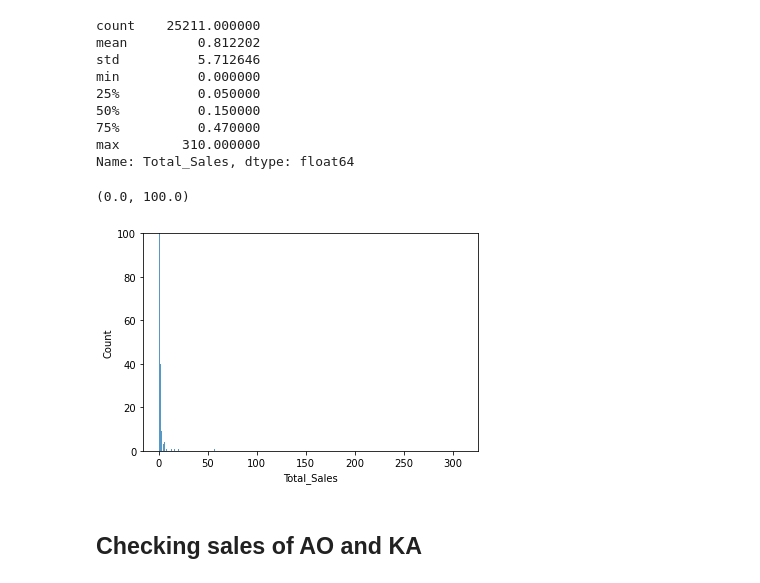
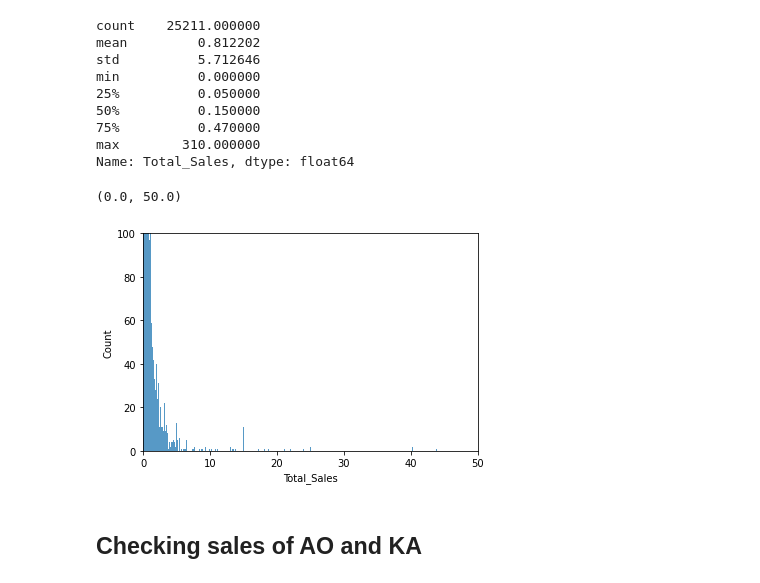
Before and after one commit to Secade/DATASCI-Video-Game-Sales, a Jupyter notebook: Video Game Sales EDA.ipynb, the cells around one changed output. Saved outputs shown, nothing was run; the diff lists cells and outputs as text; code cells hidden in the pictures.

Commit message:
smol visualization edit for esrb rating count

```diff
--- a/Video Game Sales EDA.ipynb
+++ b/Video Game Sales EDA.ipynb
@@ -274,9 +274,10 @@ Name: Total_Sales, dtype: float64
 # %%
 histo = sns.histplot(data=esrbToTotal, x  = 'Total_Sales')
 plt.ylim(0, 100)
+plt.xlim(0, 50)
 # %% [output]
-(0.0, 100.0)
+(0.0, 50.0)
-[figure, old version]
+[figure, new version]
 # %% [markdown]
 ## Checking sales of AO and KA
 # %%
```
Also changed, not shown: parts of 2 cells of this notebook.
